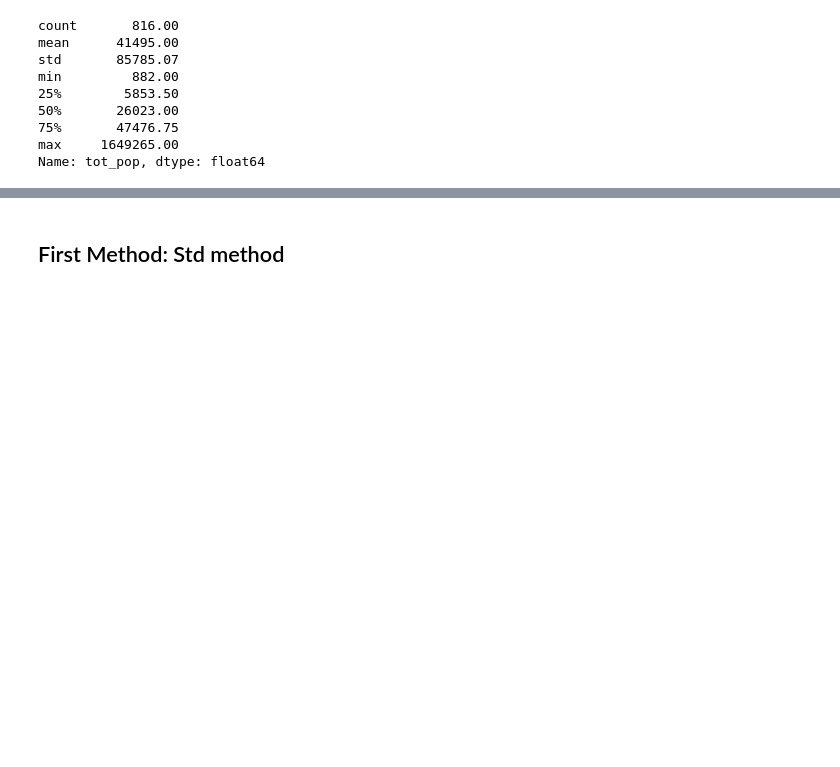
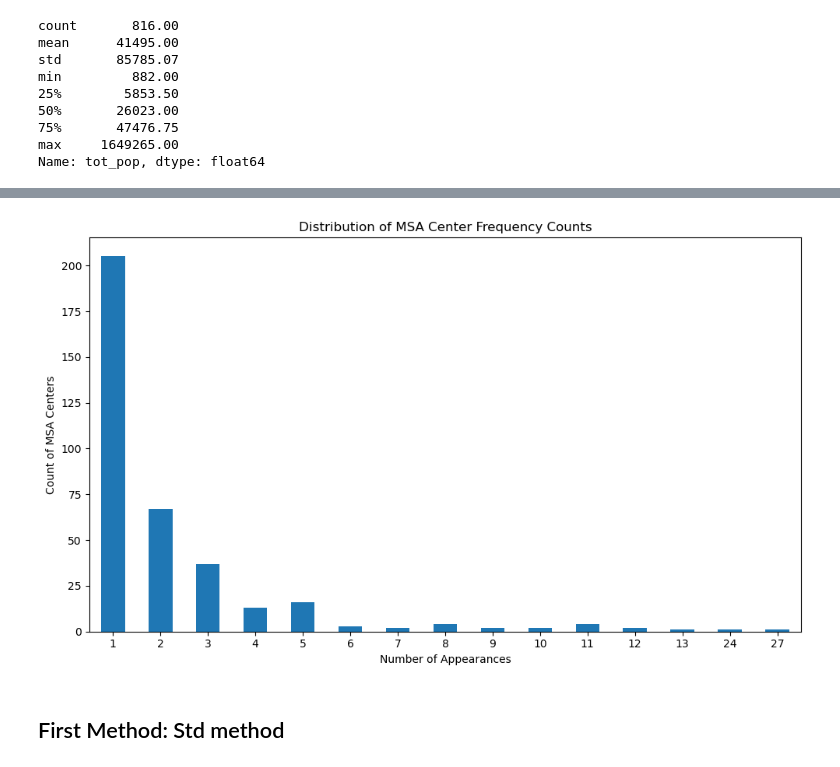
Before and after one commit to HOUPU1993/Polymetric-and-Monometric-analysis, a Jupyter notebook: Polymetric and Monometric analysis.ipynb, the cells around one changed output, grey strips where cells are left out. Saved outputs shown, nothing was run; the diff lists cells and outputs as text; code cells hidden in the pictures; blank space fills up the shorter version.

```diff
--- a/Polymetric and Monometric analysis.ipynb
+++ b/Polymetric and Monometric analysis.ipynb
@@ -680,3 +680,7 @@ min         882.00
 75%       47476.75
 max     1649265.00
 Name: tot_pop, dtype: float64
+# %%
+namelsad_counts = exploded_polycentric['NAMELSAD'].value_counts()
+count_distribution = namelsad_counts.value_counts().sort_index()
+count_distribution
@@ -683,3 +705,16 @@ Name: tot_pop, dtype: float64
+# %%
+# create a bar plot
+plt.figure(figsize=(10, 6))
+count_distribution.plot(kind='bar')
+plt.title('Distribution of MSA Center Frequency Counts')
+plt.xlabel('Number of Appearances')
+plt.ylabel('Count of MSA Centers')
+plt.xticks(rotation=0)
+plt.tight_layout()
+
+plt.show()
+# %% [output]
+[figure, added]
 # %%
 exploded_polycentric['ln_tot_pop'] = np.log(exploded_polycentric['tot_pop'])
 # %% [markdown]
```
Also changed, not shown: parts of 5 cells of this notebook, 3 other files.
